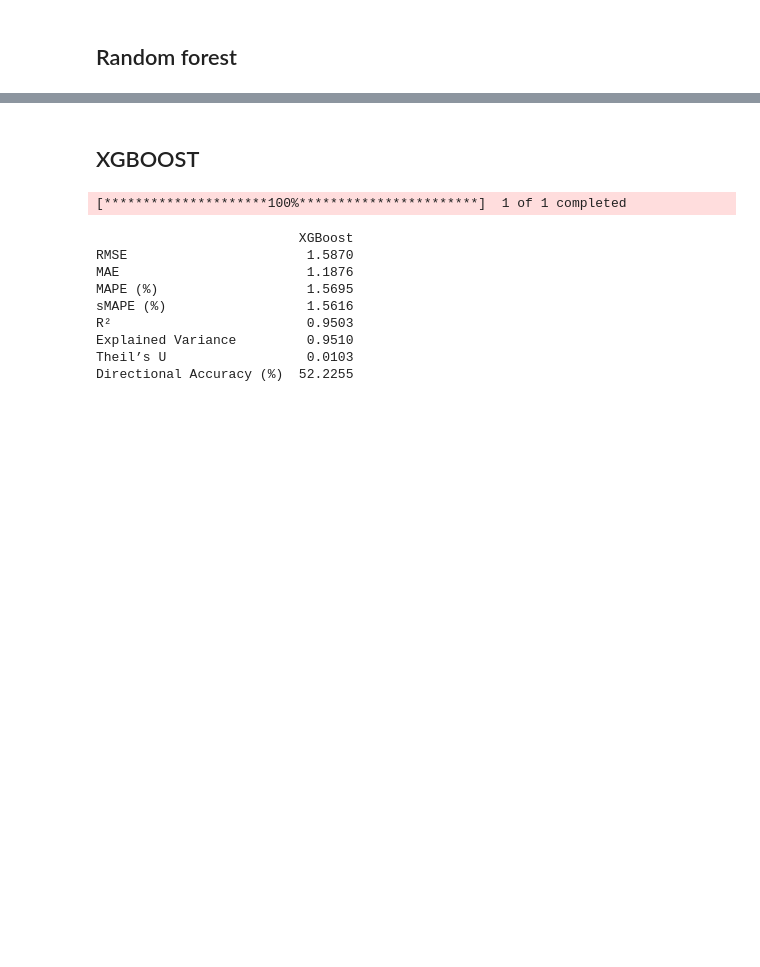
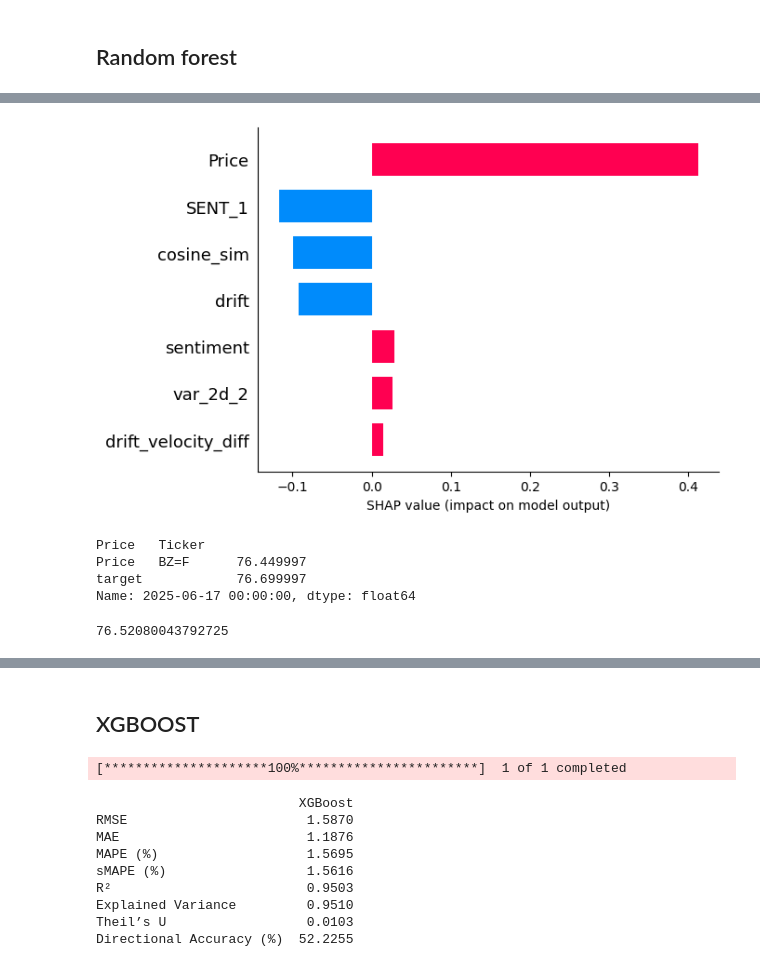
Before and after one commit to saraborello/SignalMining-OilEmbeddings, a Jupyter notebook: Brent/Brent_mode_word2vec.ipynb, the cells around one changed output, grey strips where cells are left out. Drawn from its saved outputs; the diff is of its cells as text; code cells hidden in the pictures; blank space fills up the shorter version.

Commit message:
Modify shap values

```diff
--- a/Brent/Brent_mode_word2vec.ipynb
+++ b/Brent/Brent_mode_word2vec.ipynb
@@ -39,17 +39,15 @@ sent = (
 
 # Aggiungiamo gli embedding al DataFrame principale
 
-df['SENT_1'] = emb['embedding_3d_1_mean']
-df['SENT_2'] = emb['embedding_3d_2_mean']
-df['SENT_3'] = emb['embedding_3d_3_mean']
+df['SENT_1'] = emb['embedding_2d_1_mean']
+df['SENT_2'] = emb['embedding_2d_2_mean']
 df['cosine_sim']            = emb['cosine_sim']
 df['drift']                 = emb['drift']
 df['drift_velocity']        = emb['drift_velocity']
 df['drift_velocity_diff']   = emb['drift_velocity_diff']
 df['drift_acceleration']    = emb['drift_acceleration']
-df['var_3d_1']              = emb['embedding_3d_1_var_daily']
-df['var_3d_2']              = emb['embedding_3d_2_var_daily']
-df['var_3d_3']              = emb['embedding_3d_3_var_daily']
+df['var_2d_1']              = emb['embedding_2d_1_var_daily']
+df['var_2d_2']              = emb['embedding_2d_2_var_daily']
 df['sentiment']             = sent['avg_score']
 
 # === 3. Costruzione delle lag-feature =======================================
@@ -67,9 +65,9 @@ df.dropna(inplace=True)
 
 feat_cols = [
     'Price',
-    'SENT_1','SENT_2','SENT_3',
+    'SENT_1','SENT_2',
     'cosine_sim','drift','drift_velocity','drift_velocity_diff','drift_acceleration',
-    'var_3d_1','var_3d_2','var_3d_3',
+    'var_2d_1','var_2d_2',
     'sentiment'
 ]
 
@@ -168,0 +193,30 @@ df_1[df_1["Date"] == "2025-04-02"]["cluster"]
+# %%
+explainer = shap.TreeExplainer(rf)
+
+def shap_bar_plot_for_date(date_str):
+    date = pd.to_datetime(date_str)
+    if date not in X_test.index:
+        print(f"Data {date_str} non trovata nel test set.")
+        return
+
+    x_instance = X_test.loc[date].values.reshape(1, -1)
+    shap_values = explainer.shap_values(x_instance)
+
+    shap.bar_plot(shap_values[0], feature_names=feat_cols)
+
+shap_bar_plot_for_date("2025-06-17")
+# %% [output]
+[figure, added]
+# %%
+df.loc['2025-06-17', ['Price', 'target']]
+# %% [output]
+Price   Ticker
+Price   BZ=F      76.449997
+target            76.699997
+Name: 2025-06-17 00:00:00, dtype: float64
+# %%
+date_target = '2025-06-18'
+idx = y_test.index.get_loc(date_target)
+preds[idx]
+# %% [output]
+76.52080043792725
```
Also changed, not shown: parts of 6 cells of this notebook, 2 other files.
